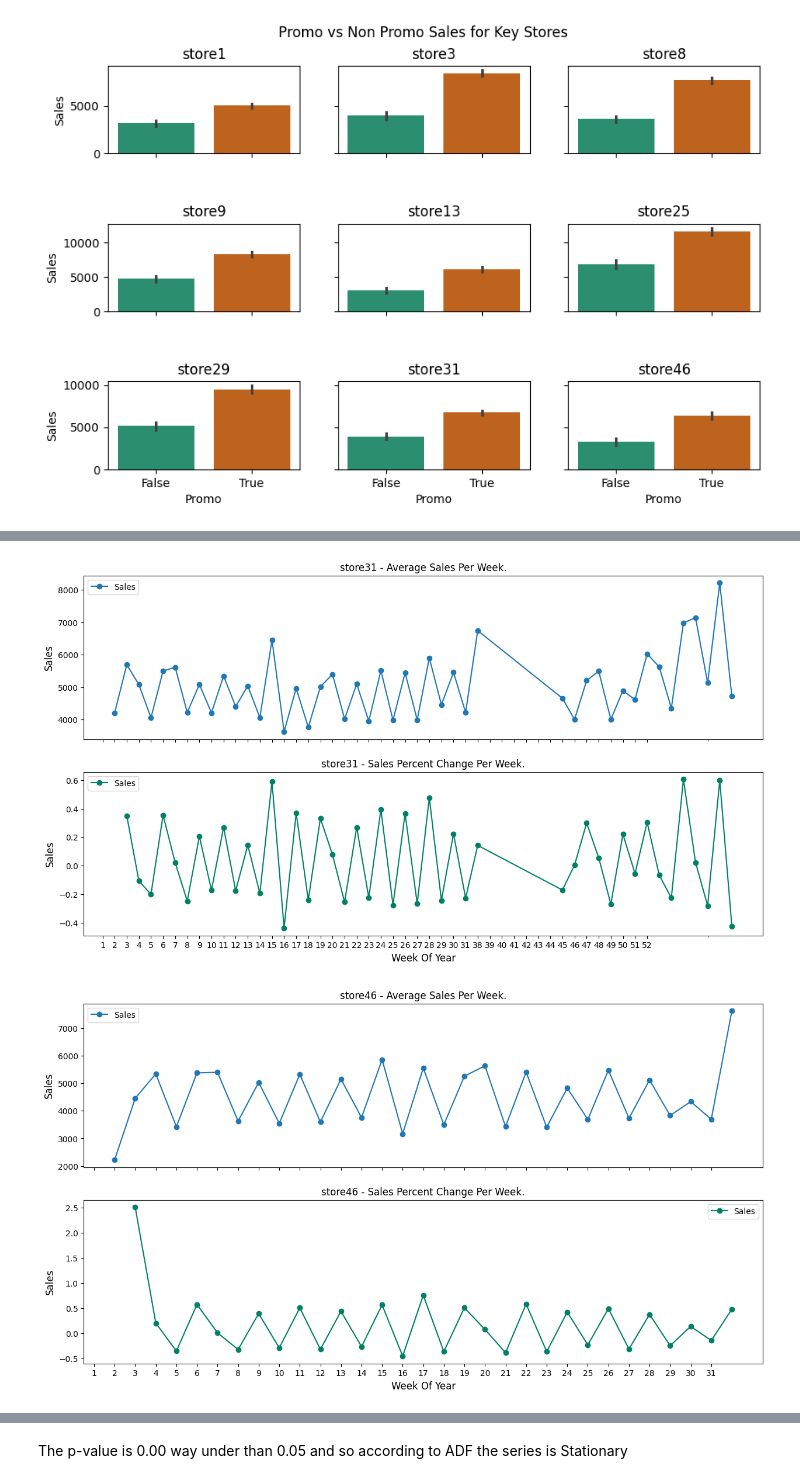
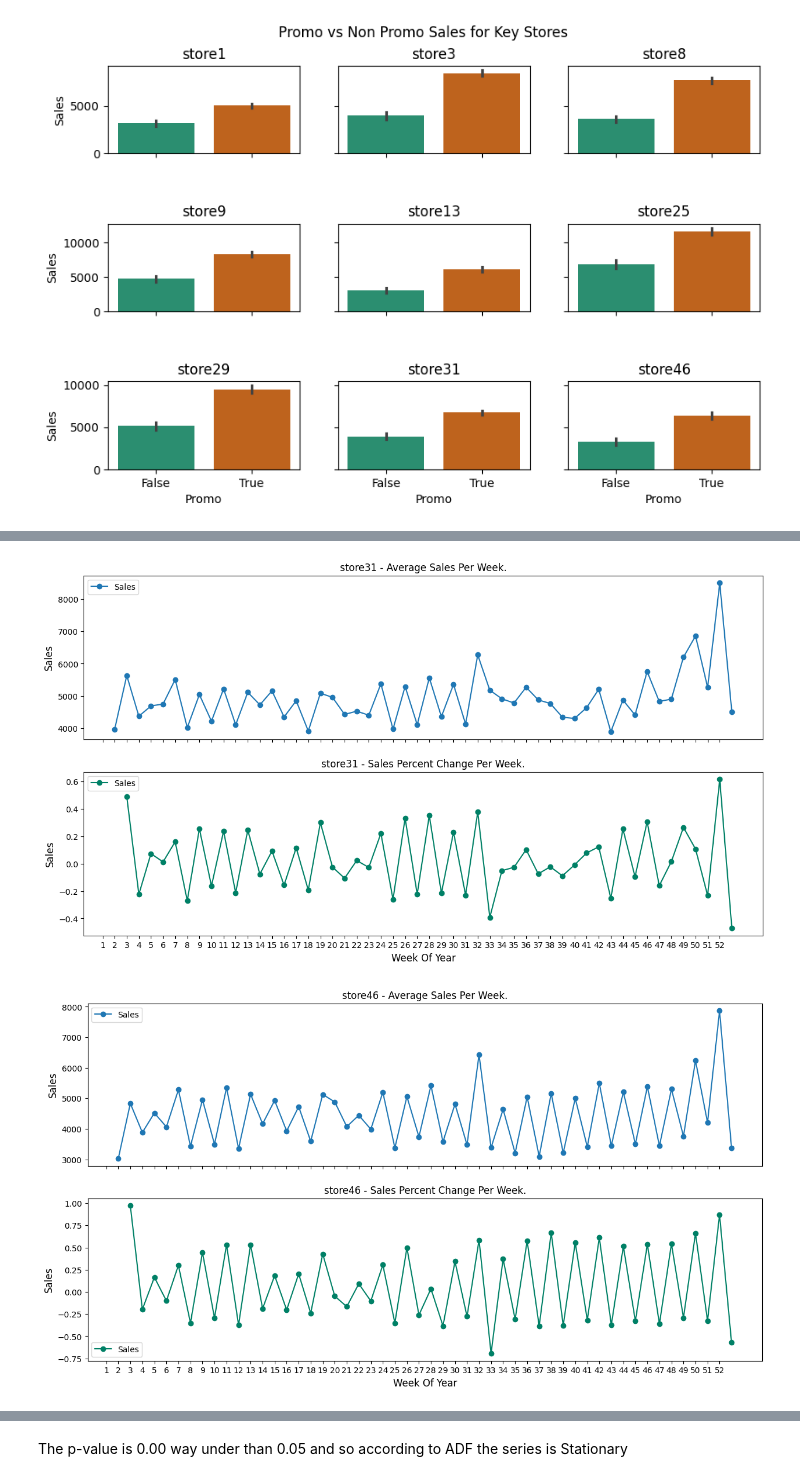
Before and after one commit to chitra-psg/rossmann_sales_prediction, a Jupyter notebook: Rossman_Sales_Prediction_Final.ipynb, the cells around one changed output, grey strips where cells are left out. Drawn from its saved outputs; the diff is of its cells as text; code cells hidden in the pictures.

```diff
--- a/Rossman_Sales_Prediction_Final.ipynb
+++ b/Rossman_Sales_Prediction_Final.ipynb
@@ -430,8 +433,8 @@ for i in range(0,9):
     d = store_dfs[i]
     label = label_dfs[i]
     # group by WeekofYear and get average sales, and precent change
-    average_sales    = d.groupby('Weekofyear')["Sales"].mean()
-    pct_change_sales = d.groupby('Weekofyear')["Sales"].sum().pct_change()
+    average_sales    = d.groupby('WeekofYear')["Sales"].mean()
+    pct_change_sales = d.groupby('WeekofYear')["Sales"].sum().pct_change()
 
     fig, (axis1,axis2) = plt.subplots(2,1,sharex=True,figsize=(15,8))
 
@@ -456,5 +459,5 @@ for i in range(0,9):
-[figure, old version]
+[figure, new version]
-[figure, old version]
+[figure, new version]
 # %%
 # Time series with Sales
 
```
Also changed, not shown: parts of 31 cells of this notebook.
